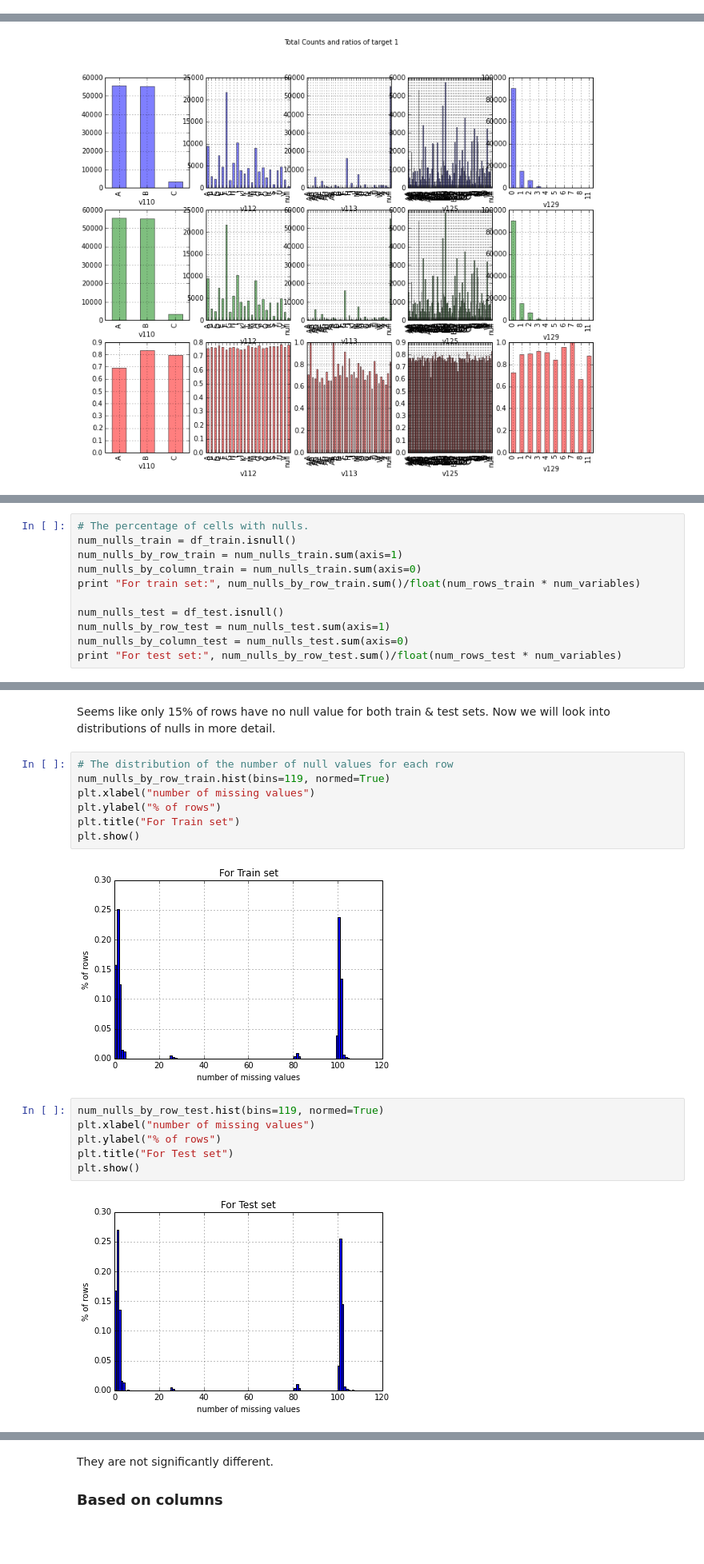
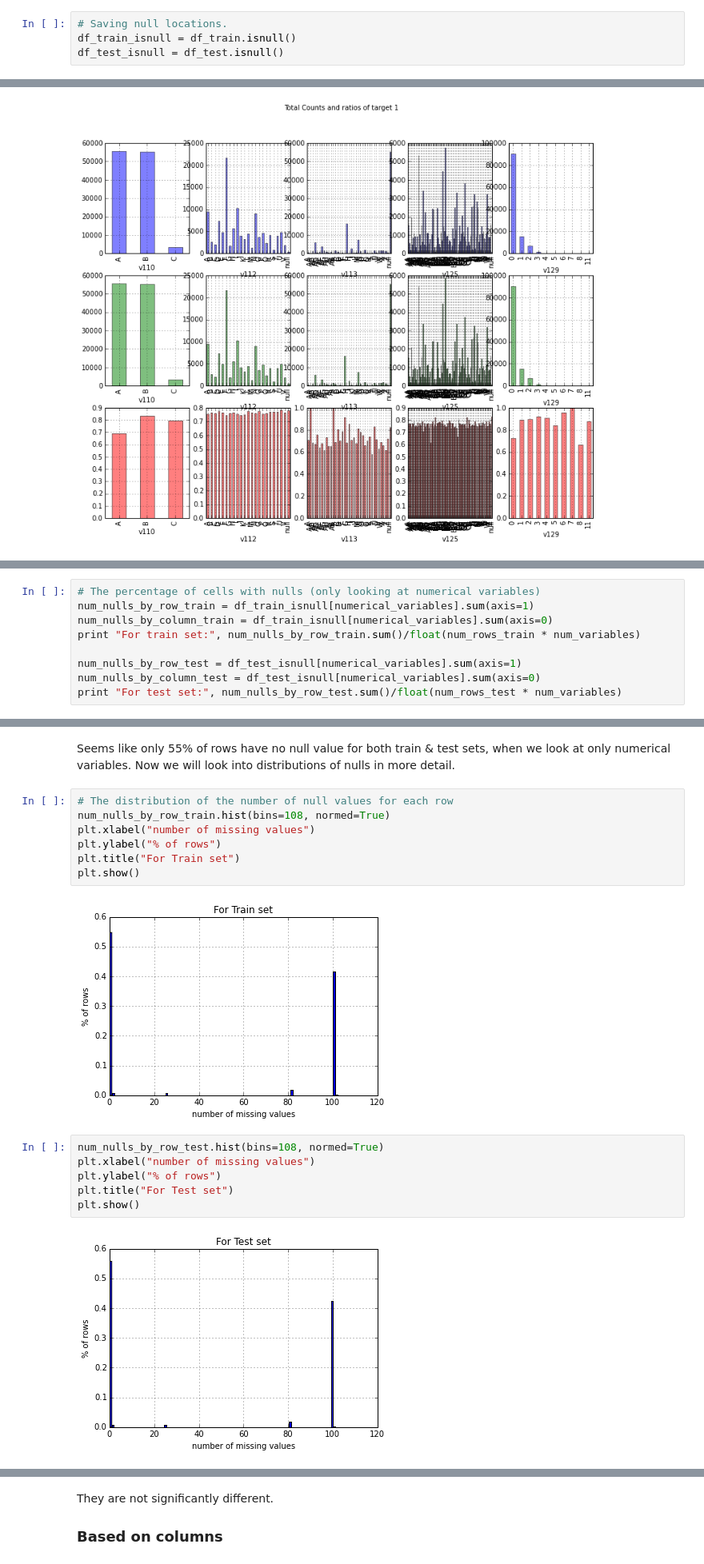
Before and after one commit to suhanree/claims-manager, a Jupyter notebook: code/ExploratoryAnalysis.ipynb, the cells around one changed output, grey strips where cells are left out. Shown at 80% size. Saved outputs shown, nothing was run; the diff lists cells and outputs as text; blank space fills up the shorter version.

```diff
--- a/code/ExploratoryAnalysis.ipynb
+++ b/code/ExploratoryAnalysis.ipynb
@@ -64,5 +64,9 @@ df_test.set_index('ID', inplace=True)
 
 # Target is separated from df_train.
 target_train = df_train.pop('target')
+# %%
+# Saving null locations.
+df_train_isnull = df_train.isnull()
+df_test_isnull = df_test.isnull()
 # %%
 # column names
@@ -194,12 +297,10 @@ plot_category_variables(df_train, df_test, target_train, column_names[category_v
 # %%
-# The percentage of cells with nulls.
-num_nulls_train = df_train.isnull()
-num_nulls_by_row_train = num_nulls_train.sum(axis=1)
-num_nulls_by_column_train = num_nulls_train.sum(axis=0)
+# The percentage of cells with nulls (only looking at numerical variables)
+num_nulls_by_row_train = df_train_isnull[numerical_variables].sum(axis=1)
+num_nulls_by_column_train = df_train_isnull[numerical_variables].sum(axis=0)
 print "For train set:", num_nulls_by_row_train.sum()/float(num_rows_train * num_variables)
 
-num_nulls_test = df_test.isnull()
-num_nulls_by_row_test = num_nulls_test.sum(axis=1)
-num_nulls_by_column_test = num_nulls_test.sum(axis=0)
+num_nulls_by_row_test = df_test_isnull[numerical_variables].sum(axis=1)
+num_nulls_by_column_test = df_test_isnull[numerical_variables].sum(axis=0)
 print "For test set:", num_nulls_by_row_test.sum()/float(num_rows_test * num_variables)
 # %% [output]
@@ -217,20 +318,20 @@ For test set: 0.154301399561
 # %% [markdown]
-Seems like only 15% of rows have no null value for both train & test sets. Now we will look into distributions of nulls in more detail.
+Seems like only 55% of rows have no null value for both train & test sets, when we look at only numerical variables. Now we will look into distributions of nulls in more detail.
 # %%
 # The distribution of the number of null values for each row
-num_nulls_by_row_train.hist(bins=119, normed=True)
+num_nulls_by_row_train.hist(bins=108, normed=True)
 plt.xlabel("number of missing values")
 plt.ylabel("% of rows")
 plt.title("For Train set")
 plt.show()
 # %% [output]
-[figure, old version]
+[figure, new version]
 # %%
-num_nulls_by_row_test.hist(bins=119, normed=True)
+num_nulls_by_row_test.hist(bins=108, normed=True)
 plt.xlabel("number of missing values")
 plt.ylabel("% of rows")
 plt.title("For Test set")
 plt.show()
 # %% [output]
-[figure, old version]
+[figure, new version]
 # %% [markdown]
```
Also changed, not shown: parts of 82 cells of this notebook.
